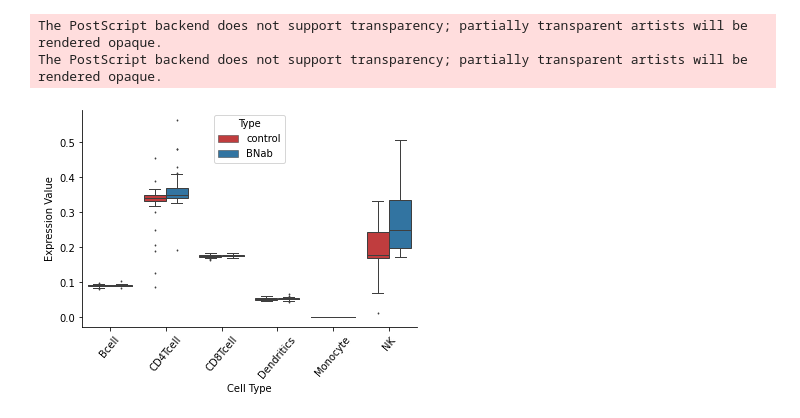
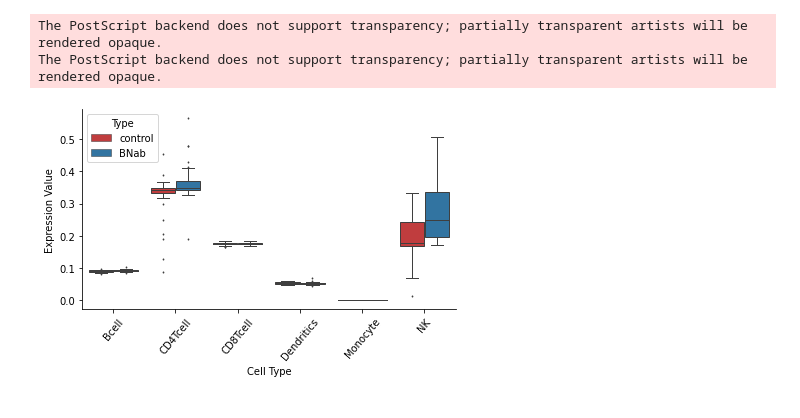
Before and after one commit to poseidonchan/TAPE, a Jupyter notebook: Experiments/Figures/HIV_analysis.ipynb, the cells around one changed output. Cells and saved outputs as stored; diff of their text form; code cells hidden in the pictures.

```diff
--- a/Experiments/Figures/HIV_analysis.ipynb
+++ b/Experiments/Figures/HIV_analysis.ipynb
@@ -160,14 +177,16 @@ df['Cell Type'] = Cell
 # %%
 fig, ax = plt.subplots(figsize=(6,4))
 sns.boxplot(x="Cell Type", y="Expression Value", hue="Type",hue_order=['control','BNab'],
             data=df, palette={'control':sns.color_palette()[3],'BNab':sns.color_palette()[0]}, ax=ax,
             fliersize=1,linewidth=1)
 ax.spines['top'].set_visible(False)
 ax.spines['right'].set_visible(False)
 plt.xticks(rotation=50)
-fig.savefig('rab11fip5_hiv.eps', format='eps', dpi=300)
+plt.tight_layout()
+fig.savefig('rab11fip5_hiv_tape.eps', format='eps', dpi=300)
+
 plt.show()
 # %% [output]
 The PostScript backend does not support transparency; partially transparent artists will be rendered opaque.
 The PostScript backend does not support transparency; partially transparent artists will be rendered opaque.
-[figure, old version]
+[figure, new version]
```
Also changed, not shown: parts of 7 cells of this notebook, 58 other files.
